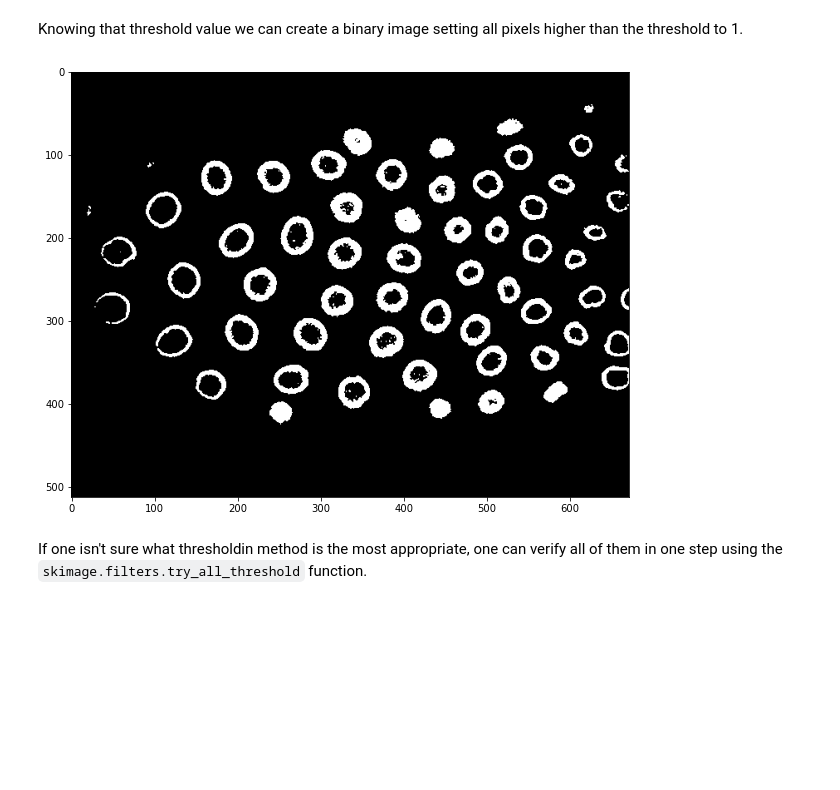
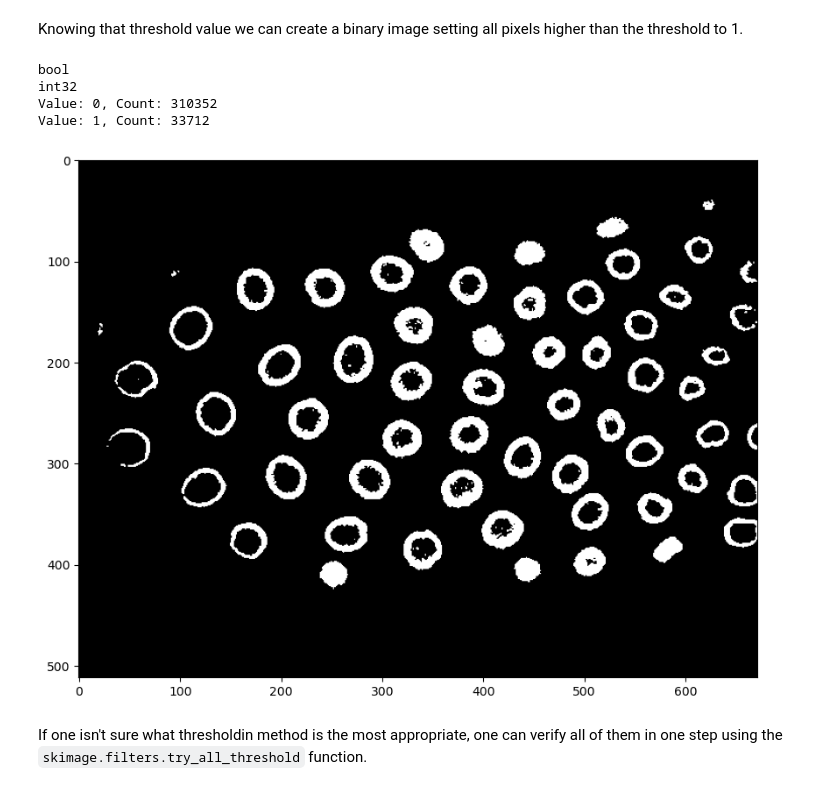
Before and after one commit to guiwitz/neubias_academy_biapy, a Jupyter notebook: 05-Filtering_thresholding.ipynb, the cells around one changed output. Drawn from its saved outputs; the diff is of its cells as text; code cells hidden in the pictures; blank space fills up the shorter version.

````diff
--- a/05-Filtering_thresholding.ipynb
+++ b/05-Filtering_thresholding.ipynb
@@ -266,13 +275,26 @@ print(image_li_threshold)
 6416.599708799512
 # %% [markdown]
 Knowing that threshold value we can create a binary image setting all pixels higher than the threshold to 1.
-# %%
-image_otsu = image_median > image_otsu_threshold
-plt.figure(figsize=(10,10))
-plt.imshow(image_otsu, cmap = 'gray')
-plt.show()
-# %% [output]
-[figure, removed]
+# %%
+image_otsu = image_median > image_otsu_threshold # Again this is an ndarray of dtype boolean
+print(image_otsu.dtype)
+
+image_otsu_int = image_otsu.astype(int) # Convert True to 1 and False to 0
+print(image_otsu_int.dtype)
+
+unique_values, value_counts = np.unique(image_otsu_int, return_counts=True)
+for value, count in zip(unique_values, value_counts):
+    print(f"Value: {value}, Count: {count}")
+
+plt.figure(figsize=(10,10))
+plt.imshow(image_otsu_int, cmap = 'gray')
+plt.show()
+# %% [output]
+bool
+int32
+Value: 0, Count: 310352
+Value: 1, Count: 33712
+[figure, added]
 # %% [markdown]
 If one isn't sure what thresholdin method is the most appropriate, one can verify all of them in one step using the ```skimage.filters.try_all_threshold``` function.
 # %% [markdown]
````
Also changed, not shown: parts of 5 cells of this notebook.
